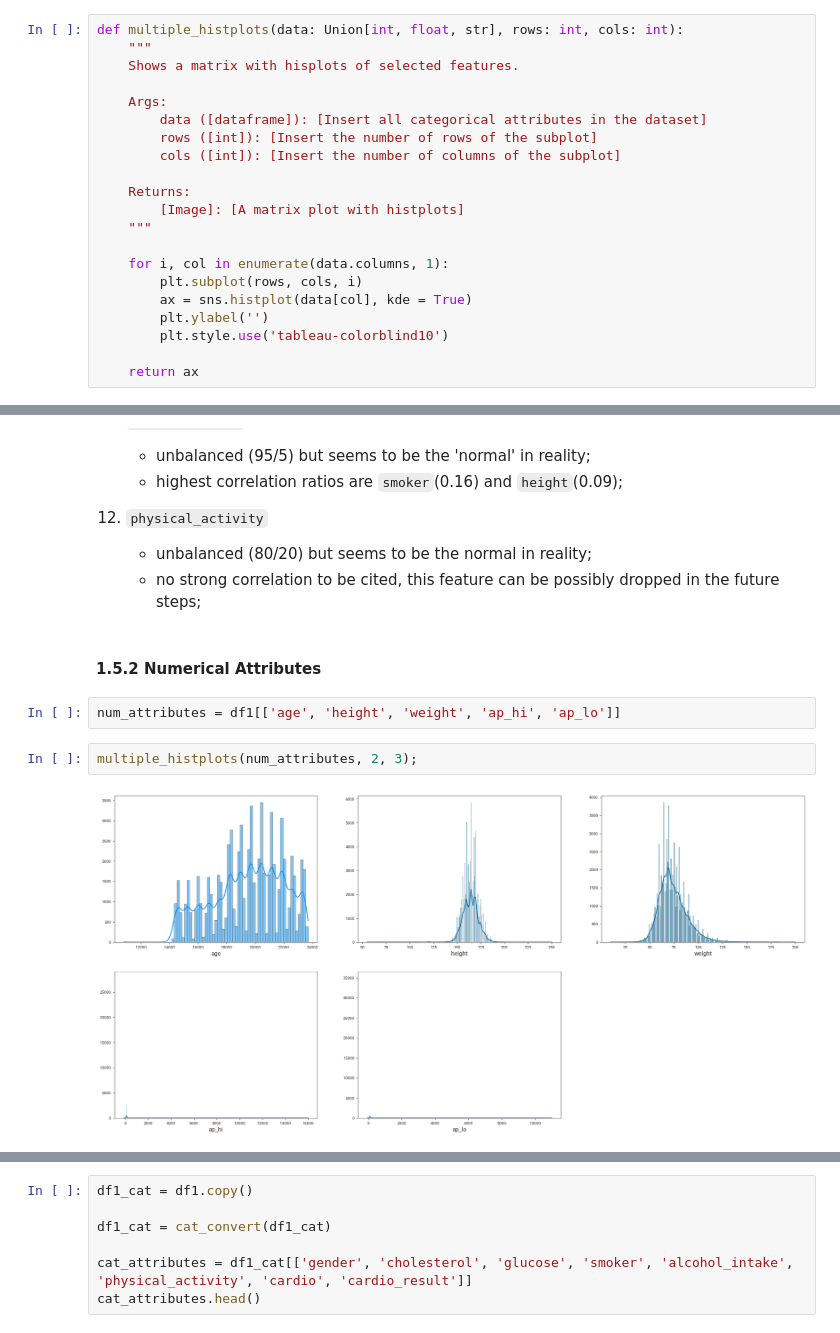
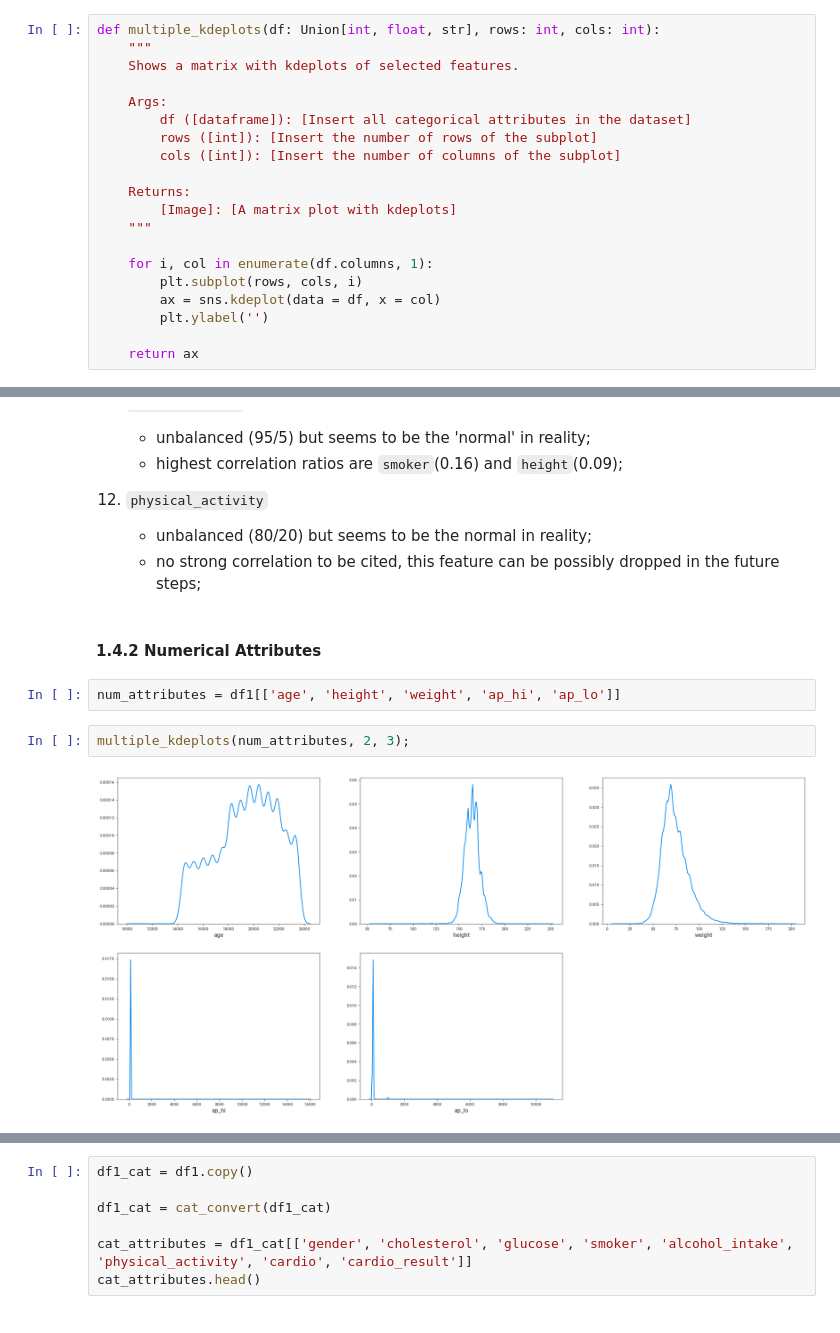
Before and after one commit to GuttoF/cardio_catch_disease, a Jupyter notebook: notebooks/c01.ipynb, the cells around one changed output, grey strips where cells are left out. Saved outputs shown, nothing was run; the diff lists cells and outputs as text.

```diff
--- a/notebooks/c01.ipynb
+++ b/notebooks/c01.ipynb
@@ -136,23 +155,22 @@ jupyter_settings()
 %pylab is deprecated, use %matplotlib inline and import the required libraries.
 Populating the interactive namespace from numpy and matplotlib
 # %%
-def multiple_histplots(data: Union[int, float, str], rows: int, cols: int):
+def multiple_kdeplots(df: Union[int, float, str], rows: int, cols: int):
     """
-    Shows a matrix with hisplots of selected features.
+    Shows a matrix with kdeplots of selected features.
 
     Args:
-        data ([dataframe]): [Insert all categorical attributes in the dataset]
+        df ([dataframe]): [Insert all categorical attributes in the dataset]
         rows ([int]): [Insert the number of rows of the subplot]
         cols ([int]): [Insert the number of columns of the subplot]
 
     Returns:
-        [Image]: [A matrix plot with histplots]
+        [Image]: [A matrix plot with kdeplots]
     """
 
-    for i, col in enumerate(data.columns, 1):
+    for i, col in enumerate(df.columns, 1):
         plt.subplot(rows, cols, i)
-        ax = sns.histplot(data[col], kde = True)
+        ax = sns.kdeplot(data = df, x = col)
         plt.ylabel('')
-        plt.style.use('tableau-colorblind10')
 
     return ax
@@ -336,10 +520,10 @@ report_1.show_notebook(layout = 'vertical', scale = 0.9)
     - unbalanced (80/20) but seems to be the normal in reality;
     - no strong correlation to be cited, this feature can be possibly dropped in the future steps;
 # %% [markdown]
-#### 1.5.2 Numerical Attributes
+#### 1.4.2 Numerical Attributes
 # %%
 num_attributes = df1[['age', 'height', 'weight', 'ap_hi', 'ap_lo']]
 # %%
-multiple_histplots(num_attributes, 2, 3);
+multiple_kdeplots(num_attributes, 2, 3);
 # %% [output]
-[figure, old version]
+[figure, new version]
```
Also changed, not shown: parts of 119 cells of this notebook, 13 other files.
